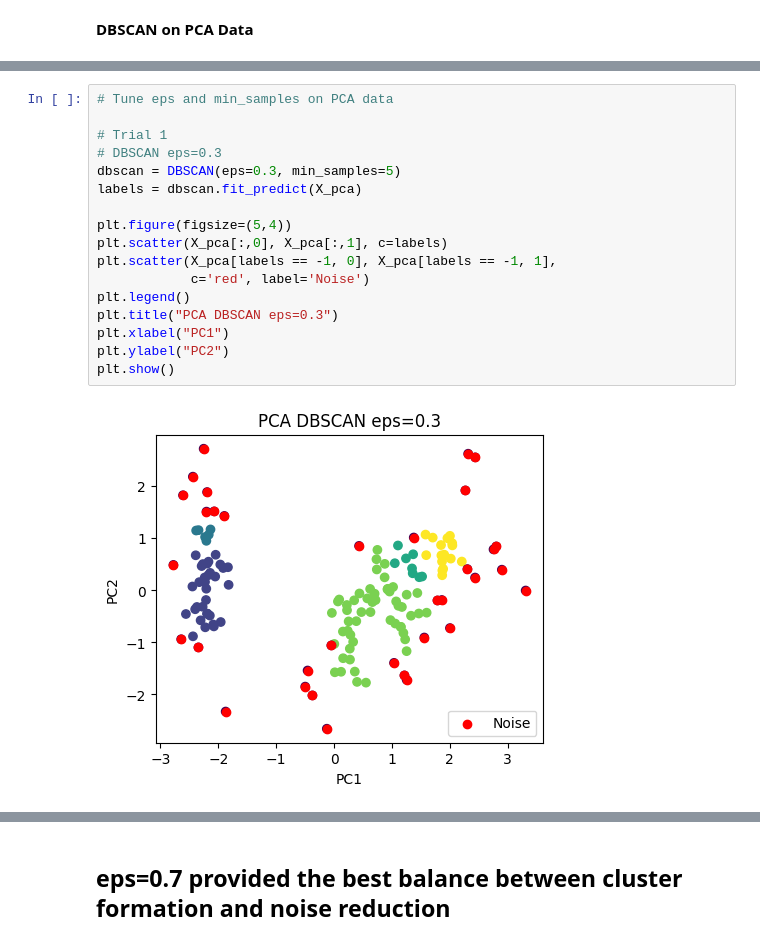
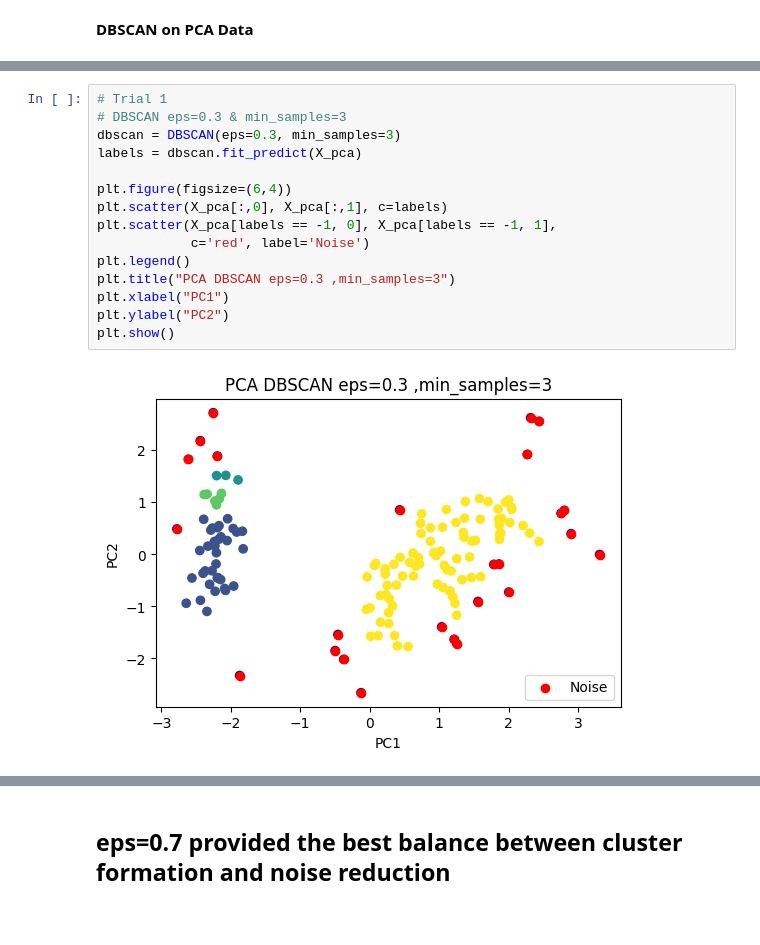
Before and after one commit to DOHA-BASEM3/Activity-3--DBSCAN-and-PCA, a Jupyter notebook: DBSCAN_and_PCA.ipynb, the cells around one changed output, grey strips where cells are left out. Saved outputs shown, nothing was run; the diff lists cells and outputs as text.

```diff
--- a/DBSCAN_and_PCA.ipynb
+++ b/DBSCAN_and_PCA.ipynb
@@ -168,21 +187,19 @@ plt.show()
 # %%
-# Tune eps and min_samples on PCA data
-
 # Trial 1
-# DBSCAN eps=0.3
-dbscan = DBSCAN(eps=0.3, min_samples=5)
+# DBSCAN eps=0.3 & min_samples=3
+dbscan = DBSCAN(eps=0.3, min_samples=3)
 labels = dbscan.fit_predict(X_pca)
 
-plt.figure(figsize=(5,4))
+plt.figure(figsize=(6,4))
 plt.scatter(X_pca[:,0], X_pca[:,1], c=labels)
 plt.scatter(X_pca[labels == -1, 0], X_pca[labels == -1, 1],
             c='red', label='Noise')
 plt.legend()
-plt.title("PCA DBSCAN eps=0.3")
+plt.title("PCA DBSCAN eps=0.3 ,min_samples=3")
 plt.xlabel("PC1")
 plt.ylabel("PC2")
 plt.show()
 # %% [output]
-[figure, old version]
+[figure, new version]
 # %%
 # Trial 2
```
Also changed, not shown: parts of 16 cells of this notebook.
